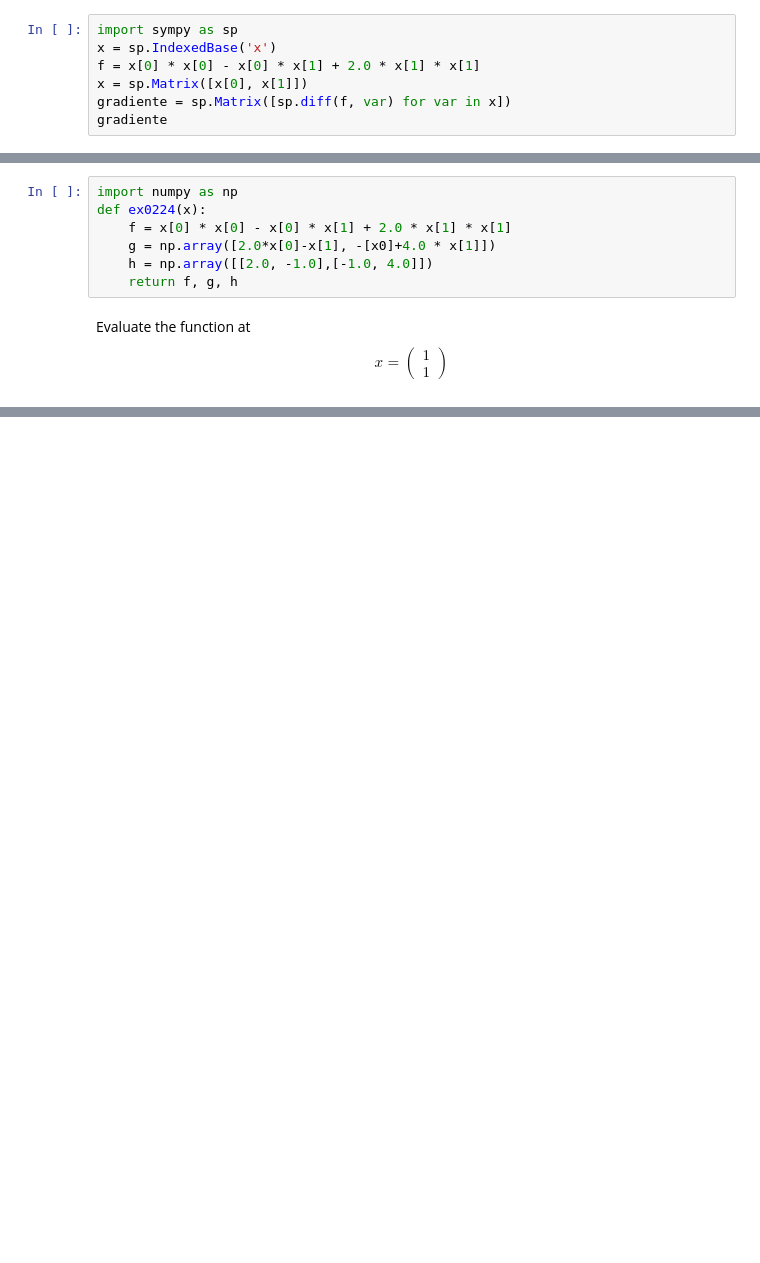
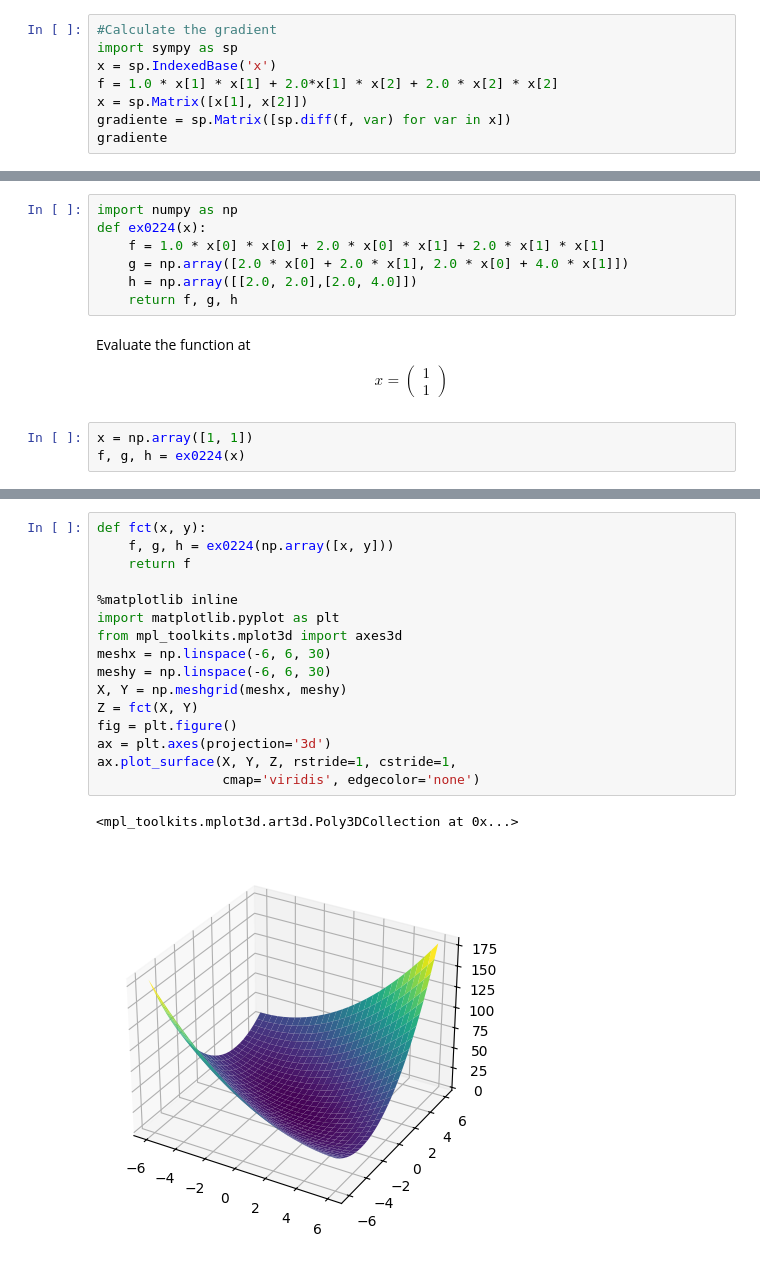
Before and after one commit to alexandreproeng/Optimization, a Jupyter notebook: notebooks/Atividade1_Alexandre_Costa.ipynb, the cells around one changed output, grey strips where cells are left out. Cells and saved outputs as stored; diff of their text form; blank space fills up the shorter version.

```diff
--- a/notebooks/Atividade1_Alexandre_Costa.ipynb
+++ b/notebooks/Atividade1_Alexandre_Costa.ipynb
@@ -5,8 +5,9 @@ Consider $f:\mathbb{R}^2 \to \mathbb{R}$ defined as \\[f(x)= x_1^2 - x_1x_2 + 2
 # %%
+#Calculate the gradient
 import sympy as sp
 x = sp.IndexedBase('x')
-f = x[0] * x[0] - x[0] * x[1] + 2.0 * x[1] * x[1]
-x = sp.Matrix([x[0], x[1]])
+f = 1.0 * x[1] * x[1] + 2.0*x[1] * x[2] + 2.0 * x[2] * x[2]
+x = sp.Matrix([x[1], x[2]])
 gradiente = sp.Matrix([sp.diff(f, var) for var in x])
 gradiente
 # %% [output]
@@ -19,9 +21,12 @@ $\displaystyle \left[\begin{matrix}2 & -1\\-1 & 4.0\end{matrix}\right]$
 # %%
 import numpy as np
 def ex0224(x):
-    f = x[0] * x[0] - x[0] * x[1] + 2.0 * x[1] * x[1]
-    g = np.array([2.0*x[0]-x[1], -[x0]+4.0 * x[1]])
-    h = np.array([[2.0, -1.0],[-1.0, 4.0]])
+    f = 1.0 * x[0] * x[0] + 2.0 * x[0] * x[1] + 2.0 * x[1] * x[1]
+    g = np.array([2.0 * x[0] + 2.0 * x[1], 2.0 * x[0] + 4.0 * x[1]])
+    h = np.array([[2.0, 2.0],[2.0, 4.0]])
     return f, g, h
 # %% [markdown]
 Evaluate the function at \\[ x = \left(\begin{array}{c}1 \\ 1 \end{array}\right)\\]
+# %%
+x = np.array([1, 1])
+f, g, h = ex0224(x)
@@ -27,0 +43,19 @@ Evaluate the function at \\[ x = \left(\begin{array}{c}1 \\ 1 \end{array}\right)
+# %%
+def fct(x, y):
+    f, g, h = ex0224(np.array([x, y]))
+    return f
+
+%matplotlib inline
+import matplotlib.pyplot as plt
+from mpl_toolkits.mplot3d import axes3d
+meshx = np.linspace(-6, 6, 30)
+meshy = np.linspace(-6, 6, 30)
+X, Y = np.meshgrid(meshx, meshy)
+Z = fct(X, Y)
+fig = plt.figure()
+ax = plt.axes(projection='3d')
+ax.plot_surface(X, Y, Z, rstride=1, cstride=1,
+                cmap='viridis', edgecolor='none')
+# %% [output]
+<mpl_toolkits.mplot3d.art3d.Poly3DCollection at 0x...>
+[figure, added]
```
Also changed, not shown: parts of 15 cells of this notebook.
